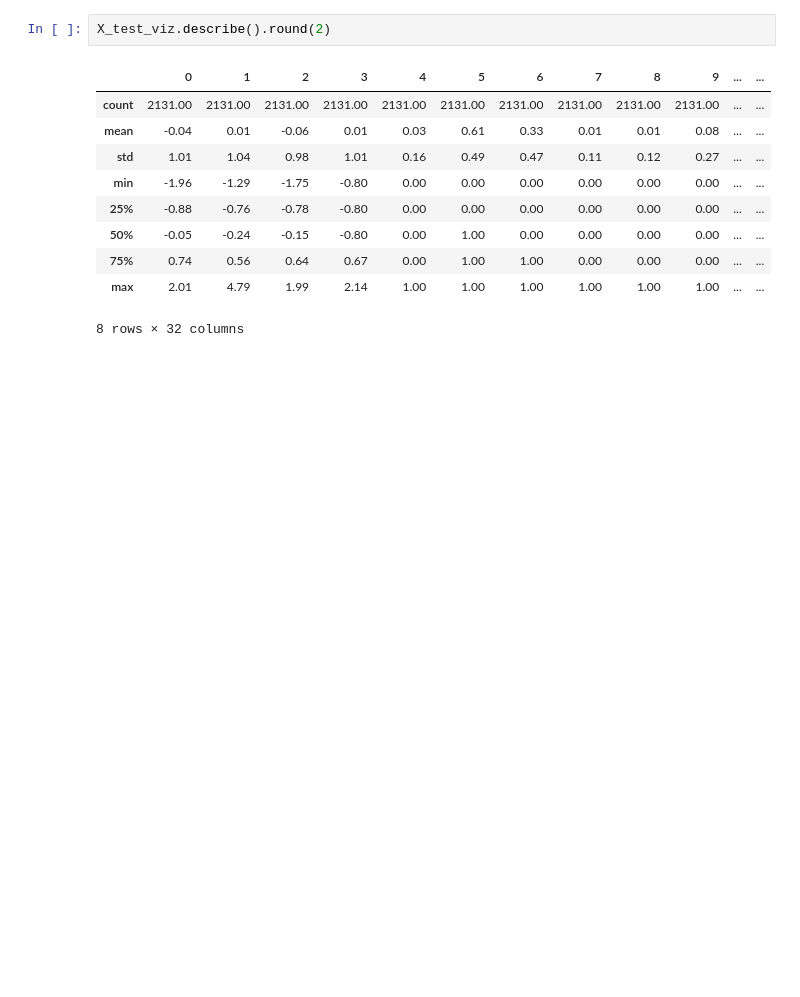
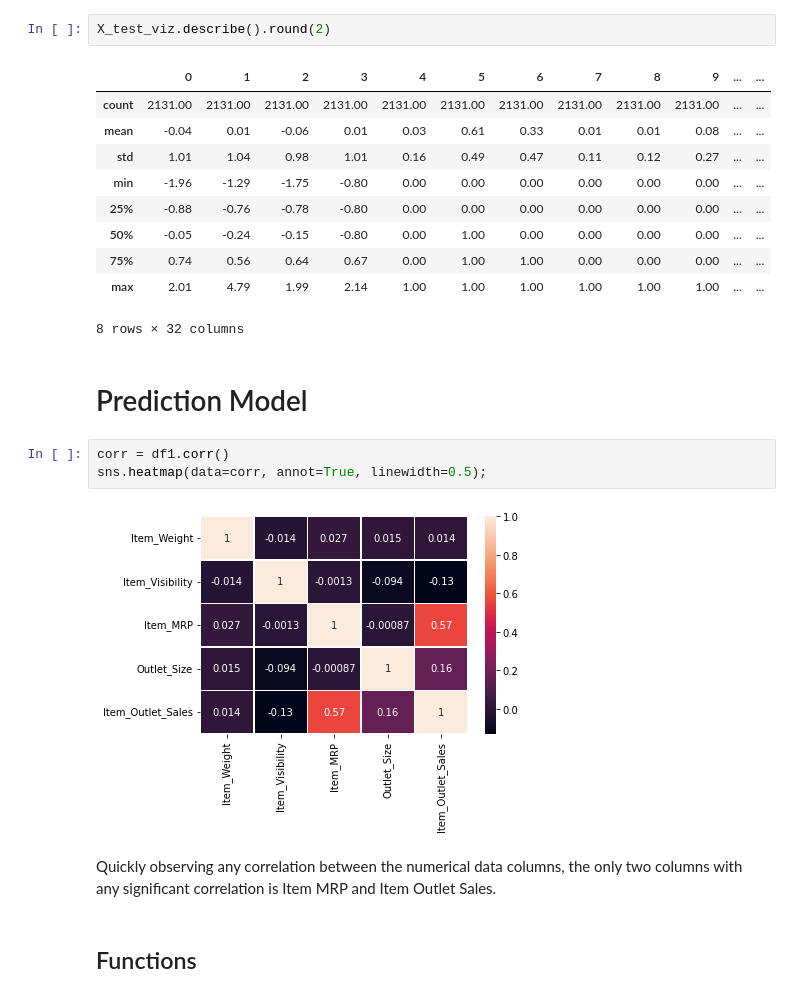
Before and after one commit to SantosAbimaelRomero/Sales-Preditions, a Jupyter notebook: Sales_Prediction_Project.ipynb, the cells around one changed output. Cells and saved outputs as stored; diff of their text form; blank space fills up the shorter version.

```diff
--- a/Sales_Prediction_Project.ipynb
+++ b/Sales_Prediction_Project.ipynb
@@ -353,3 +343,14 @@ X_test_viz.describe().round(2)
 | 75% | 0.74 | 0.56 | 0.64 | 0.67 | 0.00 | 1.00 | 1.00 | 0.00 | 0.00 | 0.00 | ... | ... |
 | max | 2.01 | 4.79 | 1.99 | 2.14 | 1.00 | 1.00 | 1.00 | 1.00 | 1.00 | 1.00 | ... | ... |
 8 rows × 32 columns
+# %% [markdown]
+# Prediction Model
+# %%
+corr = df1.corr()
+sns.heatmap(data=corr, annot=True, linewidth=0.5);
+# %% [output]
+[figure, added]
+# %% [markdown]
+Quickly observing any correlation between the numerical data columns, the only two columns with any significant correlation is Item MRP and Item Outlet Sales.
+# %% [markdown]
+## Functions
```
Also changed, not shown: parts of 37 cells of this notebook.
